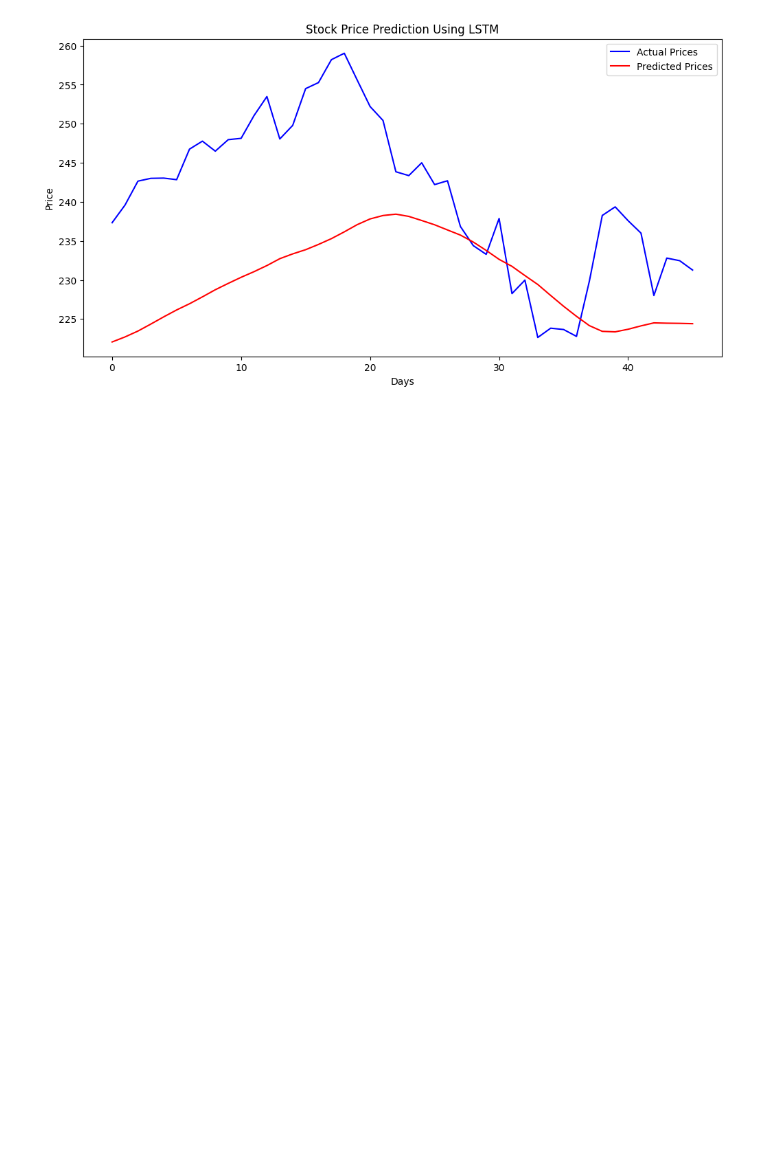
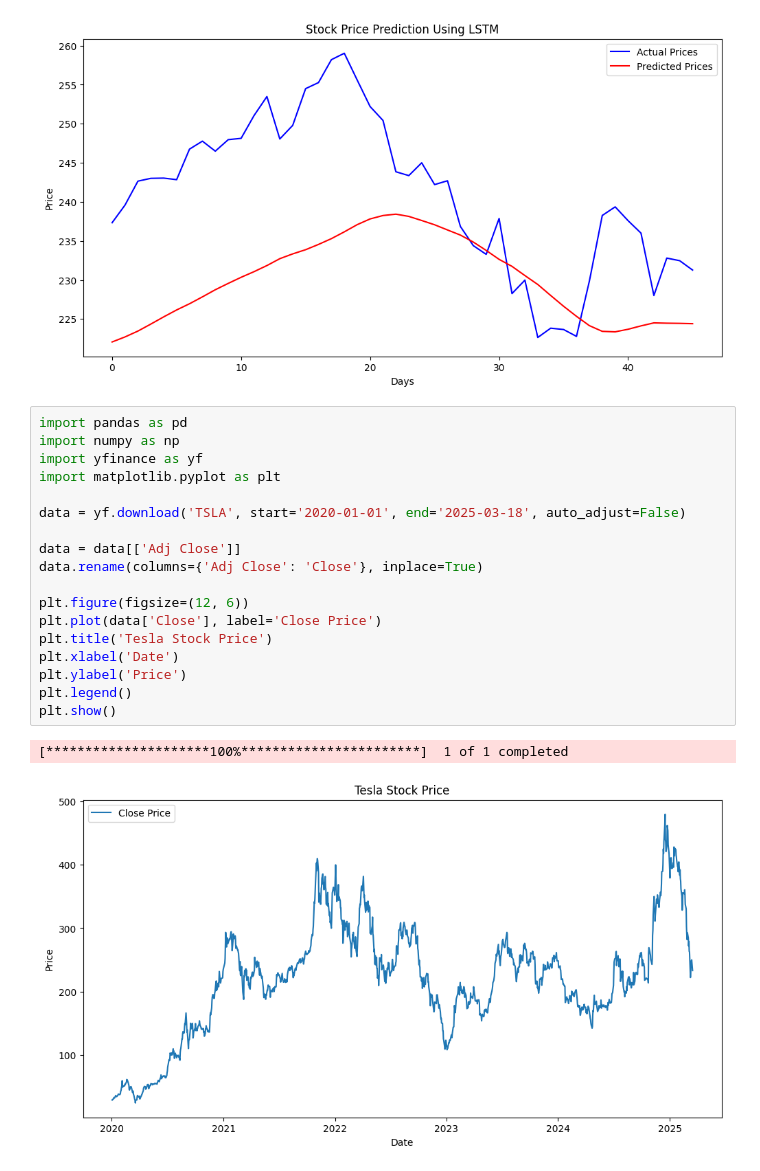
Before and after one commit to kenny1208/quantitative_system, a Jupyter notebook: LSTM.ipynb, the cells around one changed output. Saved outputs shown, nothing was run; the diff lists cells and outputs as text; blank space fills up the shorter version.

```diff
--- a/LSTM.ipynb
+++ b/LSTM.ipynb
@@ -148,3 +148,24 @@ plt.legend()
 plt.show()
 # %% [output]
 [figure]
+# %%
+import pandas as pd
+import numpy as np
+import yfinance as yf
+import matplotlib.pyplot as plt
+
+data = yf.download('TSLA', start='2020-01-01', end='2025-03-18', auto_adjust=False)
+
+data = data[['Adj Close']]
+data.rename(columns={'Adj Close': 'Close'}, inplace=True)
+
+plt.figure(figsize=(12, 6))
+plt.plot(data['Close'], label='Close Price')
+plt.title('Tesla Stock Price')
+plt.xlabel('Date')
+plt.ylabel('Price')
+plt.legend()
+plt.show()
+# %% [output]
+[*********************100%***********************]  1 of 1 completed
+[figure, added]
```
Also changed, not shown: parts of 7 cells of this notebook.
